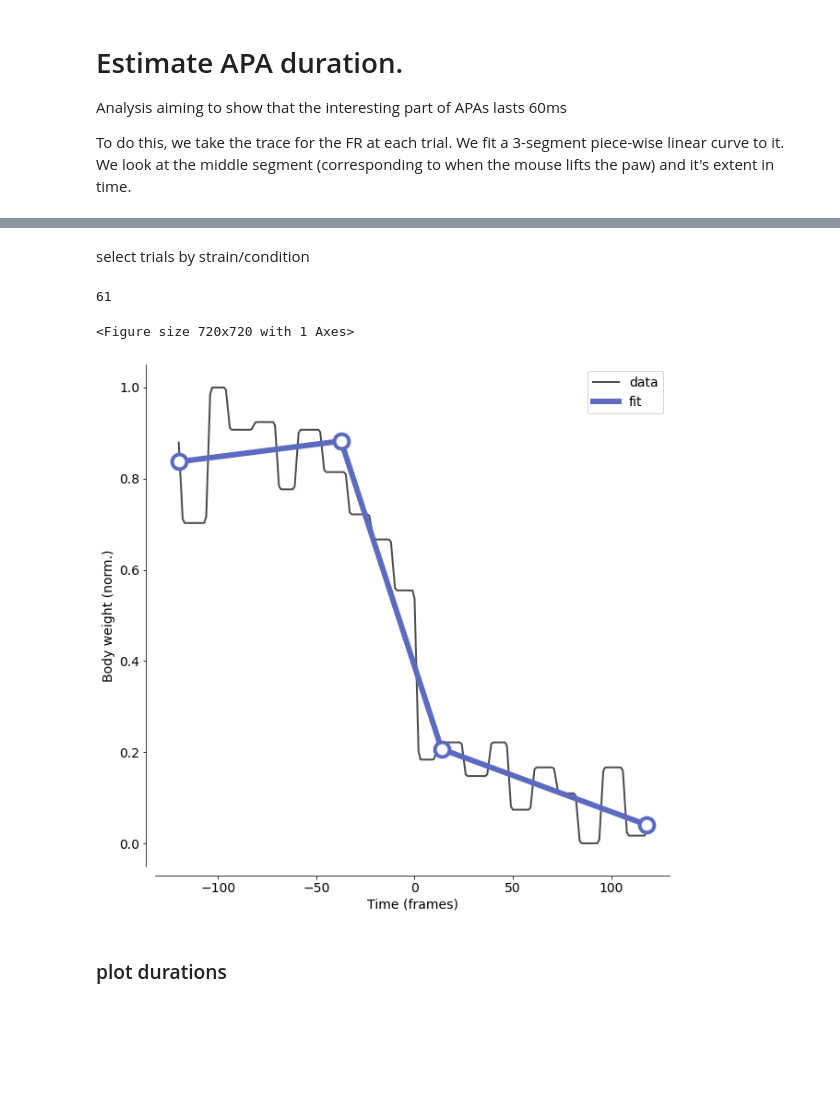
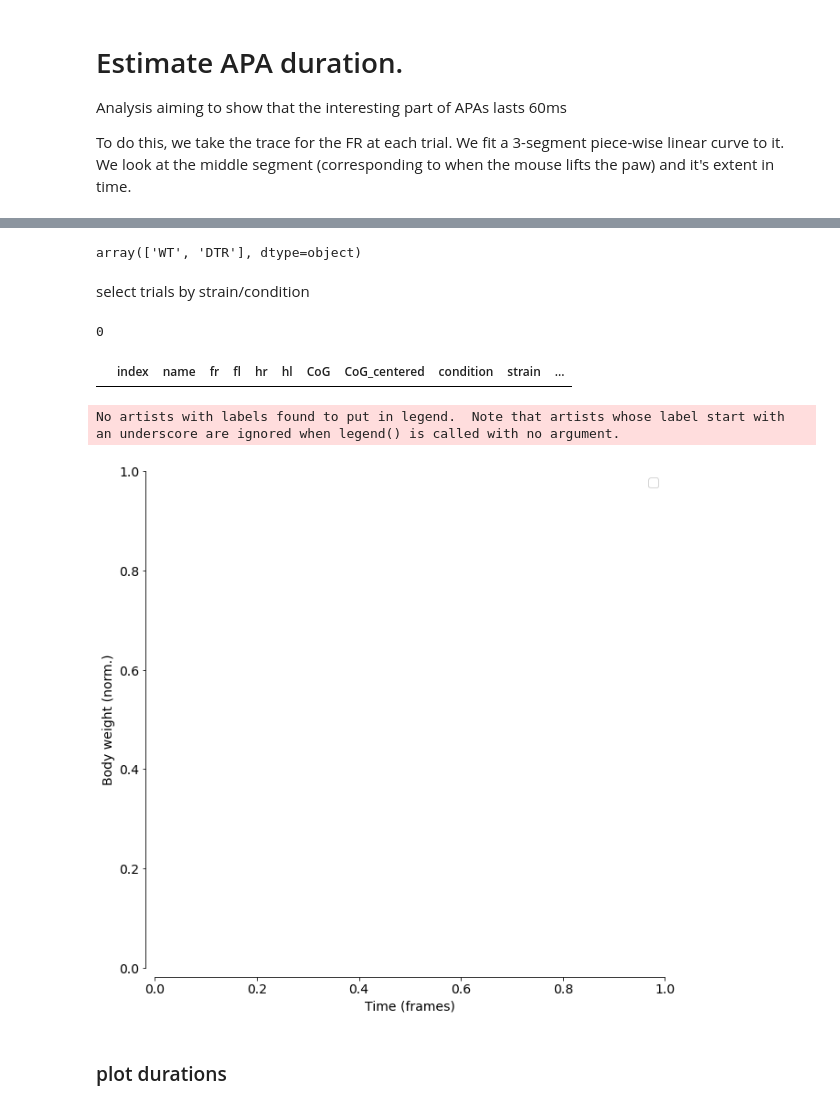
Before and after one commit to Egzona66/APA_setup, a Jupyter notebook: analysis/analysis_60ms.ipynb, the cells around one changed output, grey strips where cells are left out. Saved outputs shown, nothing was run; the diff lists cells and outputs as text; code cells hidden in the pictures; blank space fills up the shorter version.

```diff
--- a/analysis/analysis_60ms.ipynb
+++ b/analysis/analysis_60ms.ipynb
@@ -72,7 +69,12 @@ data = DataProcessing.reload()
+# %%
+data.data.strain.unique()
+data.data.condition.unique()
+# %% [output]
+array(['WT', 'DTR'], dtype=object)
 # %% [markdown]
 select trials by strain/condition
 # %%
-CONDITION = "WT"
+CONDITION = "CTRL"
 STRAIN = "C57"
 
 if STRAIN is not None:
@@ -81,8 +83,11 @@ else:
     data = data.data.loc[(data.data.condition == CONDITION)].reset_index()
     STRAIN = "any"
 print(len(data))
+
+data
 # %% [output]
-61
+0
+|  | index | name | fr | fl | hr | hl | CoG | CoG_centered | condition | strain | ... |
 # %%
 def get_traces(condition_trials:pd.DataFrame, t0=85, t1=140, subtractbl=True)->np.ndarray:
     """
@@ -148,37 +153,39 @@ plt.rcParams.update({'font.size': 14})
 # %%
 f, ax = plt.subplots(figsize=(10, 10),)
 
 
 durations = []
 for n, trial in enumerate(range(wt_traces_complete.shape[-1])):
     y = wt_traces_complete[1, :, trial]
 
     # scale y between 0, 1
     y = (y - y.min()) / (y.max() - y.min())
 
 
     # fit a piece-wise linear curve
     px, py = segments_fit(time_frames, y, 3)
-    if n == 0:
+    dur = px[2] - px[1]
+    # if n == 0:
+    if dur > 120:
         ax.plot(time_frames, y, color=[.3, .3, .3], lw=2, alpha=1, label="data")
         ax.plot(px, py, color=indigo, alpha=1, lw=6, label="fit")
         ax.scatter(px, py, s=250, lw=4, ec=indigo, fc="white", zorder=100)
-    durations.append(px[2] - px[1])
+    durations.append(dur)
 
     # break
 
 
 from pathlib import Path
-savepath = Path(r"F:\Egzona\Thesis_Paper_Figures\FC")
+savepath = Path(r"/Volumes/EGZONA/Egzona/Thesis_Paper_Figures")
 
 # save figure at savepath
 ax.legend()
 ax.set(xlabel="Time (frames)", ylabel="Body weight (norm.)")
 clean_axes(f)
 f.savefig(savepath / f"apa_duration_piecewisefit_example_condition_{CONDITION}_strain_{STRAIN}.svg", dpi=300)
 # %% [output]
-<Figure size 720x720 with 1 Axes>
+No artists with labels found to put in legend.  Note that artists whose label start with an underscore are ignored when legend() is called with no argument.
-[figure, old version]
+[figure, new version]
 # %% [markdown]
 ### plot durations
 # %%
```
Also changed, not shown: parts of 4 cells of this notebook, 3 other files.
